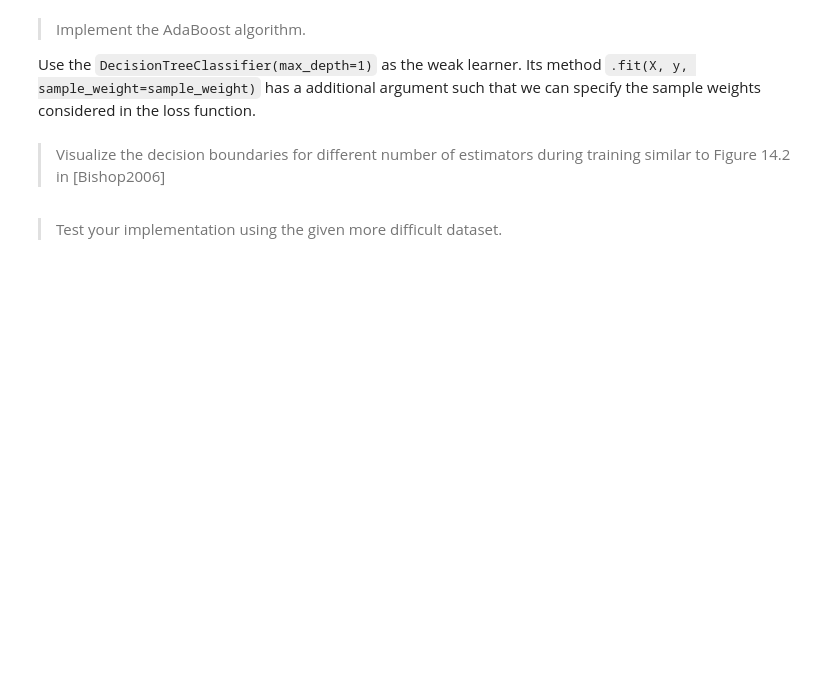
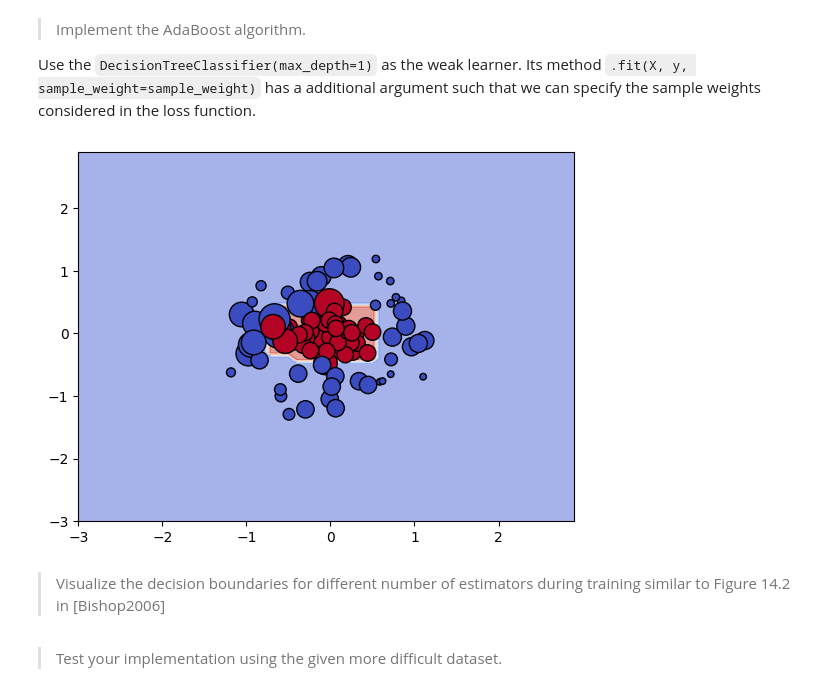
Before and after one commit to KlaraGtknst/PatRec2_SoSe24, a Jupyter notebook: 11_AdaBoost.ipynb, the cells around one changed output. Saved outputs shown, nothing was run; the diff lists cells and outputs as text; code cells hidden in the pictures; blank space fills up the shorter version.

```diff
--- a/11_AdaBoost.ipynb
+++ b/11_AdaBoost.ipynb
@@ -61,3 +47,41 @@ plot_contour(clf, X, y, clf.sample_weight)
+# %%
+class Boosting:
+    def __init__(self, n_models=100):
+        self.n_models = n_models
+        self.models = []
+        self.model_accuracy = []
+        self.epsilons = []
+
+
+    def fit(self, X, y, plot=False):
+        self.sample_weight = np.ones(len(y))
+        for m in range(self.n_models):
+            clf = DecisionTreeClassifier(max_depth=1)
+            clf.fit(X, y, sample_weight=self.sample_weight)
+            self.models.append(clf)
+
+            y_pred = clf.predict(X)
+            error = np.sum(self.sample_weight[y != y_pred])
+            normalized_error = error / np.sum(self.sample_weight)
+            self.epsilons.append(normalized_error)
+            alpha = np.log((1 - normalized_error) / normalized_error)
+            self.model_accuracy.append(alpha)
+            self.sample_weight[y != y_pred] *= np.exp(alpha)
+
+            if plot and m % 1  == 0:
+                plot_contour(self, X, y, self.sample_weight)
+
+    def predict(self, X):
+        pred = np.zeros(len(X))
+        for alpha_m, clf in zip(self.model_accuracy, self.models):
+            pred += alpha_m * clf.predict(X)
+        return np.sign(pred)
+
+clf = Boosting(n_models=20)
+clf.fit(X, y, plot=False)
+plot_contour(clf, X, y, clf.sample_weight)
+# %% [output]
+[figure, added]
 # %% [markdown]
 > Visualize the decision boundaries for different number of estimators during training similar to Figure 14.2 in [Bishop2006]
 # %%
```
Also changed, not shown: parts of 9 cells of this notebook.
